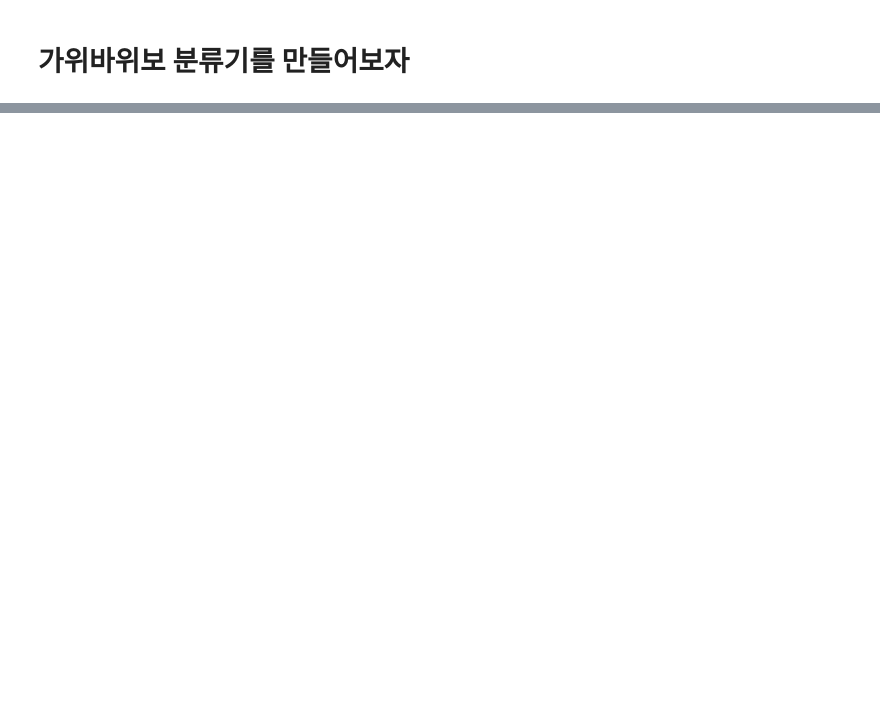
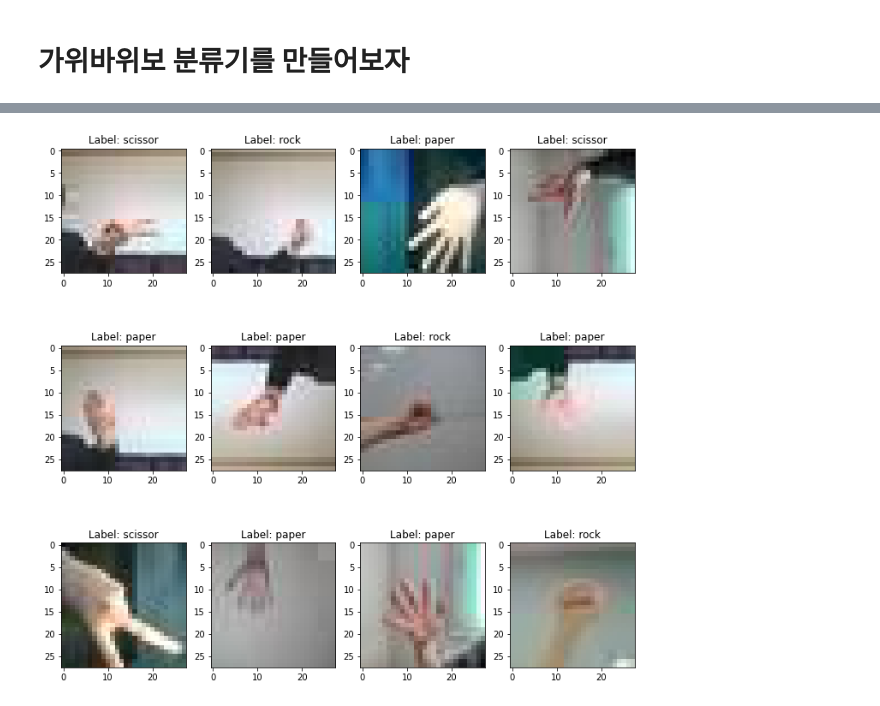
Before and after one commit to jungyongji/first-repository, a Jupyter notebook: [E-05] Play rock paper scissors with artificial intelligence.ipynb, the cells around one changed output, grey strips where cells are left out. Saved outputs shown, nothing was run; the diff lists cells and outputs as text; code cells hidden in the pictures; blank space fills up the shorter version.

```diff
--- a/[E-05] Play rock paper scissors with artificial intelligence.ipynb
+++ b/[E-05] Play rock paper scissors with artificial intelligence.ipynb
@@ -556,0 +123,44 @@ for n in samples:
+# %%
+def augment_flip(image: tf.Tensor) -> tf.Tensor:
+    image = tf.image.random_flip_left_right(image)
+    image = tf.image.random_flip_up_down(image)
+    return image
+# %%
+def augment_rotation(image: tf.Tensor) -> tf.Tensor:
+    # Rotate 0, 90, 180, 270 degrees
+    return tf.image.rot90(
+        image,
+        tf.random.uniform(shape=[], minval=0, maxval=4, dtype=tf.int32)
+    )
+# %%
+def augment_data(image, label):
+    image = augment_flip(image)
+    image = augment_rotation(image)
+
+    return image, label
+# %%
+train_scaled, train_target = augment_data(train_scaled, train_target)
+# %%
+rsp = { 0 : "scissor", 1 : "rock", 2 : "paper"}
+def preview_dataset(image, label):
+    plt.figure(figsize=(12, 12))
+    plot_index = 0
+    end = 0
+
+    indices = tf.range(start=0, limit=tf.shape(image)[0], dtype=tf.int32)
+    shuffled_indices = tf.random.shuffle(indices)
+
+    image = tf.gather(image, shuffled_indices)
+    label = tf.gather(label, shuffled_indices)
+    for idx in range(len(image)):
+        plot_index += 1
+        plt.subplot(3, 4, plot_index)
+        plt.title(f'Label: {rsp[ label.numpy()[idx] ]}')
+        plt.imshow(image[idx])
+        end += 1
+        if end == 12:
+            break
+
+preview_dataset(train_scaled, train_target)
+# %% [output]
+[figure, added]
```
Also changed, not shown: parts of 84 cells of this notebook, 1 other file.
